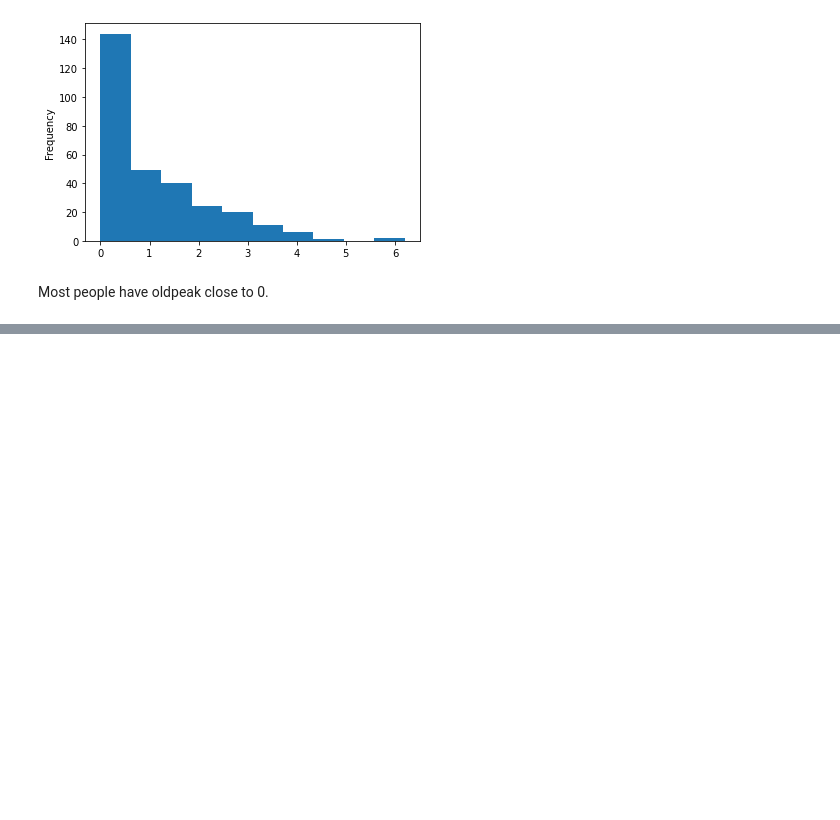
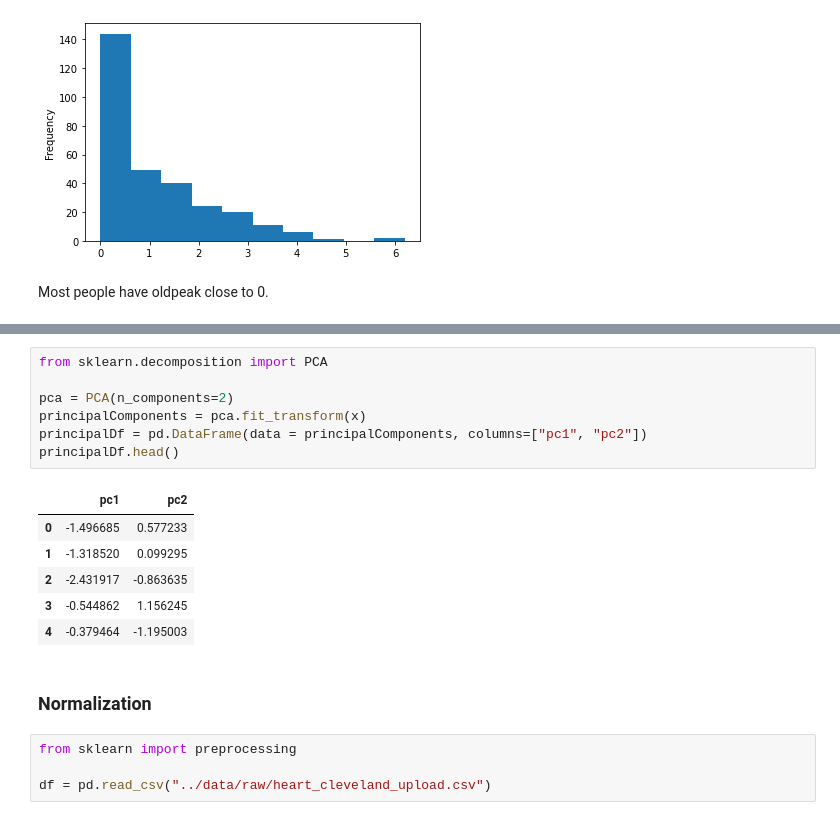
Before and after one commit to made-mlops-2022/alexander_gamarnik, a Jupyter notebook: notebooks/EDA.ipynb, the cells around one changed output, grey strips where cells are left out. Drawn from its saved outputs; the diff is of its cells as text; blank space fills up the shorter version.

```diff
--- a/notebooks/EDA.ipynb
+++ b/notebooks/EDA.ipynb
@@ -315,0 +384,20 @@ Most people have oldpeak close to 0.
+# %%
+from sklearn.decomposition import PCA
+
+pca = PCA(n_components=2)
+principalComponents = pca.fit_transform(x)
+principalDf = pd.DataFrame(data = principalComponents, columns=["pc1", "pc2"])
+principalDf.head()
+# %% [output]
+|  | pc1 | pc2 |
+| 0 | -1.496685 | 0.577233 |
+| 1 | -1.318520 | 0.099295 |
+| 2 | -2.431917 | -0.863635 |
+| 3 | -0.544862 | 1.156245 |
+| 4 | -0.379464 | -1.195003 |
+# %% [markdown]
+### Normalization
+# %%
+from sklearn import preprocessing
+
+df = pd.read_csv("../data/raw/heart_cleveland_upload.csv")
```
Also changed, not shown: parts of 16 cells of this notebook.
